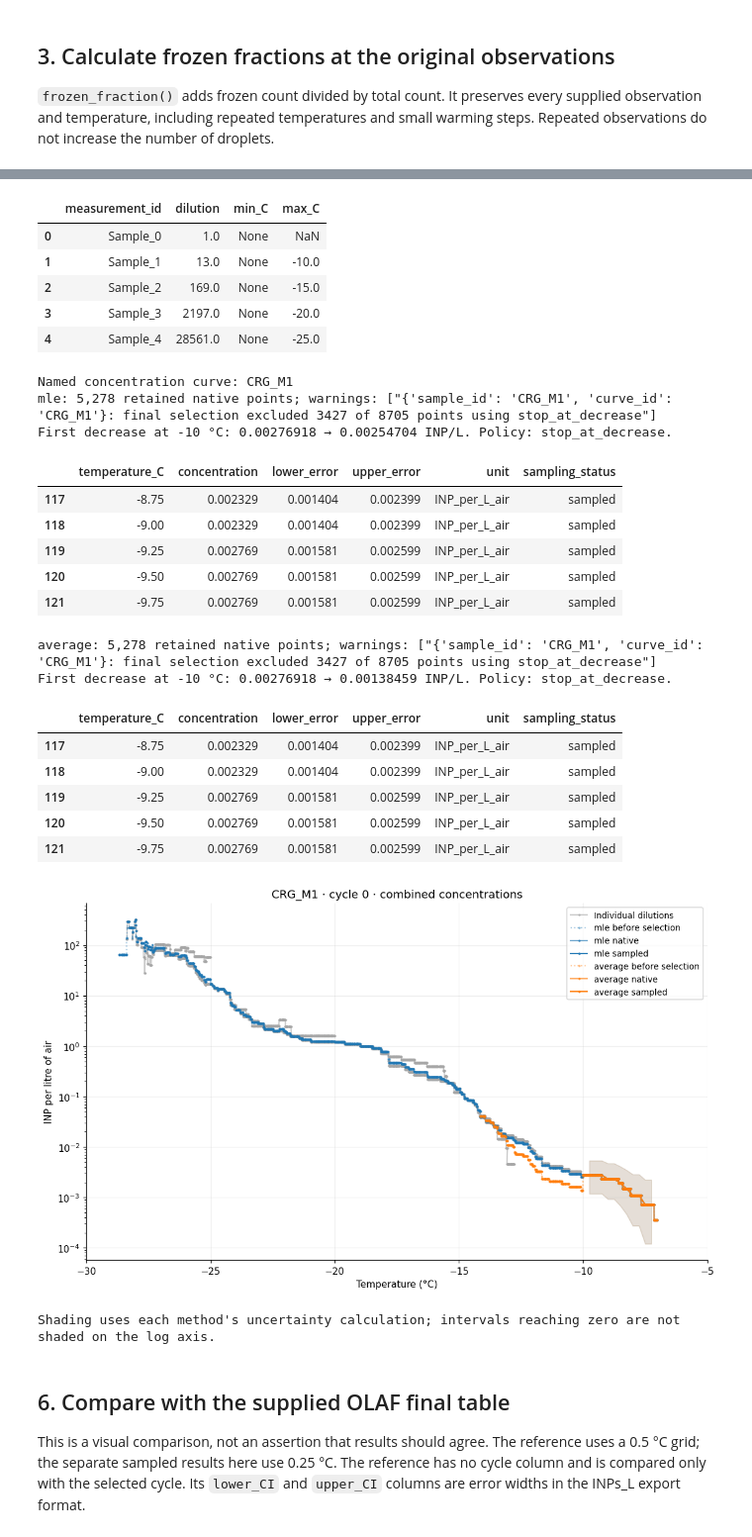
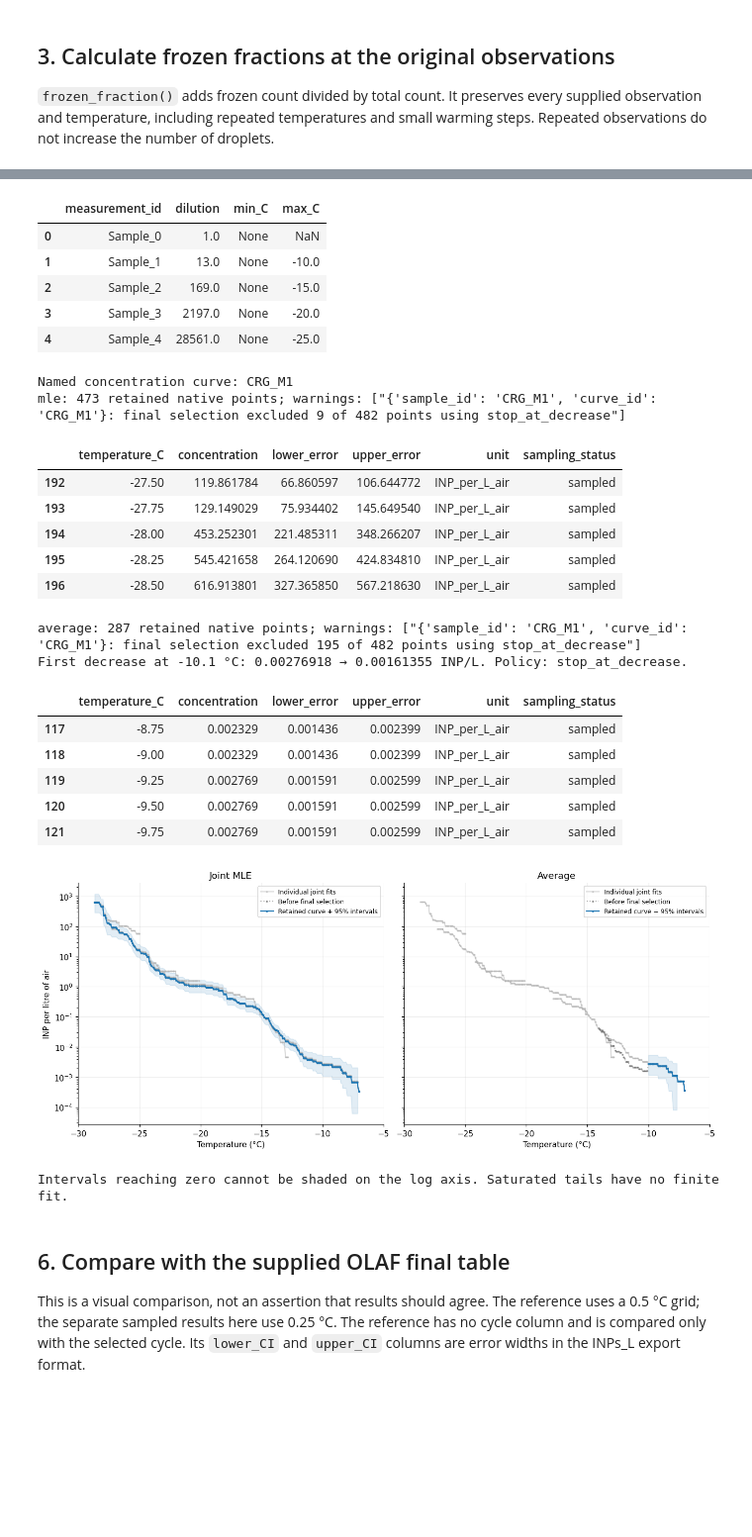
Before and after one commit to bochens/inptk, a Jupyter notebook: notebook/icescopy_freeze_count_to_air_inp_demo.ipynb, the cells around one changed output, grey strips where cells are left out. Shown at 99% size. Cells and saved outputs as stored; diff of their text form; code cells hidden in the pictures; blank space fills up the shorter version.

Commit message:
Fit complete freezing curves with a monotone joint likelihood

```diff
--- a/notebook/icescopy_freeze_count_to_air_inp_demo.ipynb
+++ b/notebook/icescopy_freeze_count_to_air_inp_demo.ipynb
@@ -54,6 +57,7 @@ OLAF_REFERENCE_PATH = Path(
     "/Volumes/Hailstone Data/Mentor data from Carson/(M1) 08.12.25 base rerun/"
     "INPs_L_frozen_at_temp_reviewed_crg m1 08.12.25 base rerun.csv"
 )
+PROJECT_PATH = DATA_PATH.with_name("demo.icescopy")
 RUN_ID = "M1-base-rerun"
 SAMPLE_MAP = {f"Sample_{i}": "CRG_M1" for i in range(5)}
 PLOT_SAMPLE_ID = "CRG_M1"
@@ -333,7 +332,7 @@ range_controls = pd.DataFrame([
         "min_C": TEMPERATURE_RANGES_C.get(name, {}).get("min_C"),
         "max_C": TEMPERATURE_RANGES_C.get(name, {}).get("max_C"),
     }
-    for name, metadata in experiment.measurements.items()
+    for name, metadata in experiment.measurements.items() if name in SAMPLE_MAP
 ])
 display(range_controls)
 
@@ -382,43 +381,44 @@ for method, table in combined_air.items():
 | 3 | Sample_3 | 2197.0 | None | -20.0 |
 | 4 | Sample_4 | 28561.0 | None | -25.0 |
 Named concentration curve: CRG_M1
-mle: 5,278 retained native points; warnings: ["{'sample_id': 'CRG_M1', 'curve_id': 'CRG_M1'}: final selection excluded 3427 of 8705 points using stop_at_decrease"]
-First decrease at -10 °C: 0.00276918 → 0.00254704 INP/L. Policy: stop_at_decrease.
+mle: 473 retained native points; warnings: ["{'sample_id': 'CRG_M1', 'curve_id': 'CRG_M1'}: final selection excluded 9 of 482 points using stop_at_decrease"]
 |  | temperature_C | concentration | lower_error | upper_error | unit | sampling_status |
-| 117 | -8.75 | 0.002329 | 0.001404 | 0.002399 | INP_per_L_air | sampled |
-| 118 | -9.00 | 0.002329 | 0.001404 | 0.002399 | INP_per_L_air | sampled |
-| 119 | -9.25 | 0.002769 | 0.001581 | 0.002599 | INP_per_L_air | sampled |
-| 120 | -9.50 | 0.002769 | 0.001581 | 0.002599 | INP_per_L_air | sampled |
-| 121 | -9.75 | 0.002769 | 0.001581 | 0.002599 | INP_per_L_air | sampled |
+| 192 | -27.50 | 119.861784 | 66.860597 | 106.644772 | INP_per_L_air | sampled |
+| 193 | -27.75 | 129.149029 | 75.934402 | 145.649540 | INP_per_L_air | sampled |
+| 194 | -28.00 | 453.252301 | 221.485311 | 348.266207 | INP_per_L_air | sampled |
+| 195 | -28.25 | 545.421658 | 264.120690 | 424.834810 | INP_per_L_air | sampled |
+| 196 | -28.50 | 616.913801 | 327.365850 | 567.218630 | INP_per_L_air | sampled |
-average: 5,278 retained native points; warnings: ["{'sample_id': 'CRG_M1', 'curve_id': 'CRG_M1'}: final selection excluded 3427 of 8705 points using stop_at_decrease"]
-First decrease at -10 °C: 0.00276918 → 0.00138459 INP/L. Policy: stop_at_decrease.
+average: 287 retained native points; warnings: ["{'sample_id': 'CRG_M1', 'curve_id': 'CRG_M1'}: final selection excluded 195 of 482 points using stop_at_decrease"]
+First decrease at -10.1 °C: 0.00276918 → 0.00161355 INP/L. Policy: stop_at_decrease.
 |  | temperature_C | concentration | lower_error | upper_error | unit | sampling_status |
-| 117 | -8.75 | 0.002329 | 0.001404 | 0.002399 | INP_per_L_air | sampled |
-| 118 | -9.00 | 0.002329 | 0.001404 | 0.002399 | INP_per_L_air | sampled |
-| 119 | -9.25 | 0.002769 | 0.001581 | 0.002599 | INP_per_L_air | sampled |
-| 120 | -9.50 | 0.002769 | 0.001581 | 0.002599 | INP_per_L_air | sampled |
-| 121 | -9.75 | 0.002769 | 0.001581 | 0.002599 | INP_per_L_air | sampled |
+| 117 | -8.75 | 0.002329 | 0.001436 | 0.002399 | INP_per_L_air | sampled |
+| 118 | -9.00 | 0.002329 | 0.001436 | 0.002399 | INP_per_L_air | sampled |
+| 119 | -9.25 | 0.002769 | 0.001591 | 0.002599 | INP_per_L_air | sampled |
+| 120 | -9.50 | 0.002769 | 0.001591 | 0.002599 | INP_per_L_air | sampled |
+| 121 | -9.75 | 0.002769 | 0.001591 | 0.002599 | INP_per_L_air | sampled |
 # %%
-fig, ax = plt.subplots(figsize=(10, 6), layout="constrained")
-for index, (measurement_id, frame) in enumerate(individual_air.select(**plot_selection).to_dataframe().groupby("measurement_id", sort=False)):
-    draw_spectrum(ax, frame, label="Individual dilutions" if index == 0 else None,
-                  color="0.65", alpha=0.6)
-for index, (label, table) in enumerate(combined_air.items()):
-    draw_spectrum(ax, combined_air_candidates[label].select(**combined_selection).to_dataframe(),
-                  label=f"{label} before selection", color=f"C{index}", linestyle=":", alpha=0.4)
-    draw_spectrum(ax, table.select(**combined_selection).to_dataframe(),
-                  label=f"{label} native", color=f"C{index}", alpha=0.65)
-    draw_spectrum(ax, grid_air[label].select(**combined_selection).to_dataframe(),
-                  label=f"{label} sampled", color=f"C{index}", show_errors=True)
-ax.set(yscale="log", title=f"{PLOT_SAMPLE_ID} · cycle {PLOT_CYCLE_ID} · combined concentrations",
-       xlabel="Temperature (°C)", ylabel="INP per litre of air", xlim=TEMPERATURE_XLIM)
-ax.legend(fontsize=9)
-ax.grid(alpha=0.2)
+fig, axes = plt.subplots(1, 2, figsize=(12, 5), sharex=True, sharey=True,
+                         layout="constrained")
+for ax, method in zip(axes, ("mle", "average")):
+    for index, (measurement_id, frame) in enumerate(
+        individual_air.select(**plot_selection).to_dataframe().groupby("measurement_id", sort=False)
+    ):
+        draw_spectrum(ax, frame, label="Individual joint fits" if index == 0 else None,
+                      color="0.7", alpha=0.5)
+    draw_spectrum(ax, combined_air_candidates[method].select(**combined_selection).to_dataframe(),
+                  label="Before final selection", color="0.4", linestyle=":", alpha=0.5)
+    draw_spectrum(ax, combined_air[method].select(**combined_selection).to_dataframe(),
+                  label="Retained curve + 95% intervals", color="C0", show_errors=True)
+    ax.set(yscale="log", title="Joint MLE" if method == "mle" else "Average",
+           xlabel="Temperature (°C)", xlim=TEMPERATURE_XLIM)
+    ax.grid(alpha=0.2)
+    ax.legend(fontsize=8)
+axes[0].set_ylabel("INP per litre of air")
 plt.show()
-print("Shading uses each method's uncertainty calculation; intervals reaching zero are not shaded on the log axis.")
+print("Intervals reaching zero cannot be shaded on the log axis. Saturated tails have no finite fit.")
 # %% [output]
-[figure, old version]
+[figure, new version]
-Shading uses each method's uncertainty calculation; intervals reaching zero are not shaded on the log axis.
+Intervals reaching zero cannot be shaded on the log axis. Saturated tails have no finite fit.
 # %% [markdown]
 ## 6. Compare with the supplied OLAF final table
 
```
Also changed, not shown: parts of 13 cells of this notebook, 22 other files.
